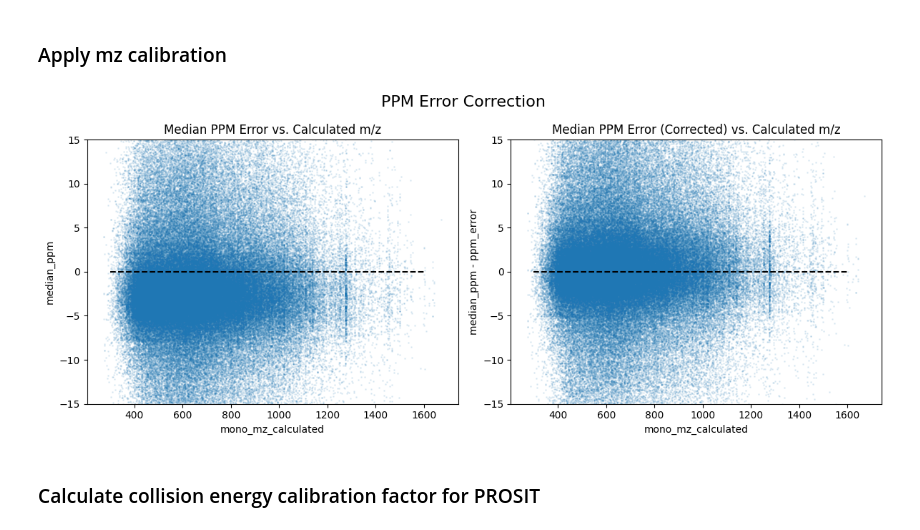
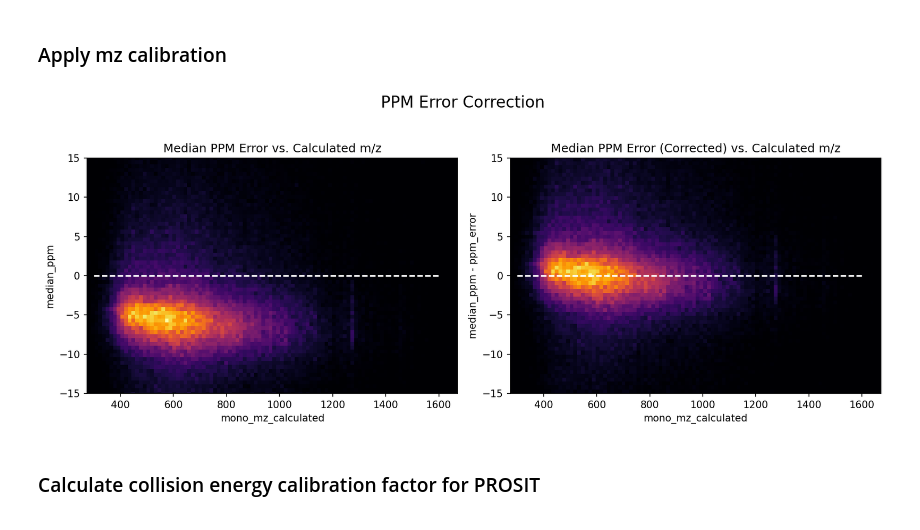
Before and after one commit to theGreatHerrLebert/rustims, a Jupyter notebook: imspy/examples/imspy_dda.ipynb, the cells around one changed output. Cells and saved outputs as stored; diff of their text form; code cells hidden in the pictures.

```diff
--- a/imspy/examples/imspy_dda.ipynb
+++ b/imspy/examples/imspy_dda.ipynb
@@ -22,12 +22,12 @@ from imspy.timstof.dda import TimsDatasetDDA
 
 # If you do not have timsTOF DDA data available, download this file from proteomexchange: PXD043026, M210115_001_Slot1-1_1_850.d.rar
 ds_name = 'M210115_001_Slot1-1_1_850'
-dataset = TimsDatasetDDA('/media/hd01/CCSPred/HELA-GRAD110/M210115_001_Slot1-1_1_850.d/', in_memory=False)
+dataset = TimsDatasetDDA('/media/hd01/CCSPred/HELA-GRAD110/M210115_001_Slot1-1_1_850.d/', in_memory=False, use_bruker_sdk=False)
 # %% [markdown]
 ### Extract PASEF fragments
 # %%
 # read the PASEF fragments into RAM
-fragments = dataset.get_pasef_fragments()
+fragments = dataset.get_pasef_fragments(num_threads=16)
 
 # accumulate re-fragmented frames, since PASEF re-fragments ions below a certain intensity thershold
 fragments = fragments.groupby('precursor_id').agg({
@@ -244,34 +271,24 @@ for _, values in psm_collection.items():
         value.file_name = ds_name
         value.mz_calibration_ppm = ppm_error
 # %%
-from sagepy.utility import calculate_ppm_error
-
-# Create a two-panel figure
-fig, (ax1, ax2) = plt.subplots(1, 2, figsize=(12, 5), dpi=100)
-
-# Plot 1: median_ppm
-ax1.scatter(PSM_pandas.mono_mz_calculated, PSM_pandas.median_ppm, s=1, alpha=0.1)
-ax1.set_ylim(-15, 15)
-ax1.hlines(0, 300, 1600, color="black", linestyle="dashed")
-ax1.set_title("Median PPM Error vs. Calculated m/z")
-ax1.set_xlabel("mono_mz_calculated")
-ax1.set_ylabel("median_ppm")
-
-# Plot 2: median_ppm - ppm_error
-ax2.scatter(PSM_pandas.mono_mz_calculated, PSM_pandas.median_ppm - ppm_error, s=1, alpha=0.1)
-ax2.set_ylim(-15, 15)
-ax2.hlines(0, 300, 1600, color="black", linestyle="dashed")
-ax2.set_title("Median PPM Error (Corrected) vs. Calculated m/z")
-ax2.set_xlabel("mono_mz_calculated")
-ax2.set_ylabel("median_ppm - ppm_error")
-
-# Add an overall title
+# Create a two-panel figure for density plots
+fig, (ax1, ax2) = plt.subplots(1, 2, figsize=(12, 5), dpi=150)
 fig.suptitle("PPM Error Correction", fontsize=16)
 
-plt.tight_layout()
+# Density Plot 1: Median PPM Error vs. Calculated m/z
+plot_density_heatmap(ax1, PSM_pandas.mono_mz_calculated, PSM_pandas.median_ppm, "mono_mz_calculated", "median_ppm", "Median PPM Error vs. Calculated m/z")
+ax1.set_ylim(-15, 15)
+ax1.hlines(0, 300, 1600, color="white", linestyle="dashed")
+# Density Plot 2: Corrected Median PPM Error vs. Calculated m/z
+plot_density_heatmap(ax2, PSM_pandas.mono_mz_calculated, PSM_pandas.median_ppm - ppm_error, "mono_mz_calculated", "median_ppm - ppm_error",
+                     "Median PPM Error (Corrected) vs. Calculated m/z")
+ax2.set_ylim(-15, 15)
+ax2.hlines(0, 300, 1600, color="white", linestyle="dashed")
+# Adjust layout
+plt.tight_layout(rect=[0, 0.03, 1, 0.95])
 plt.show()
 # %% [output]
-[figure, old version]
+[figure, new version]
 # %% [markdown]
 ### Calculate collision energy calibration factor for PROSIT
 # %%
```
Also changed, not shown: parts of 11 cells of this notebook, 1 other file.
